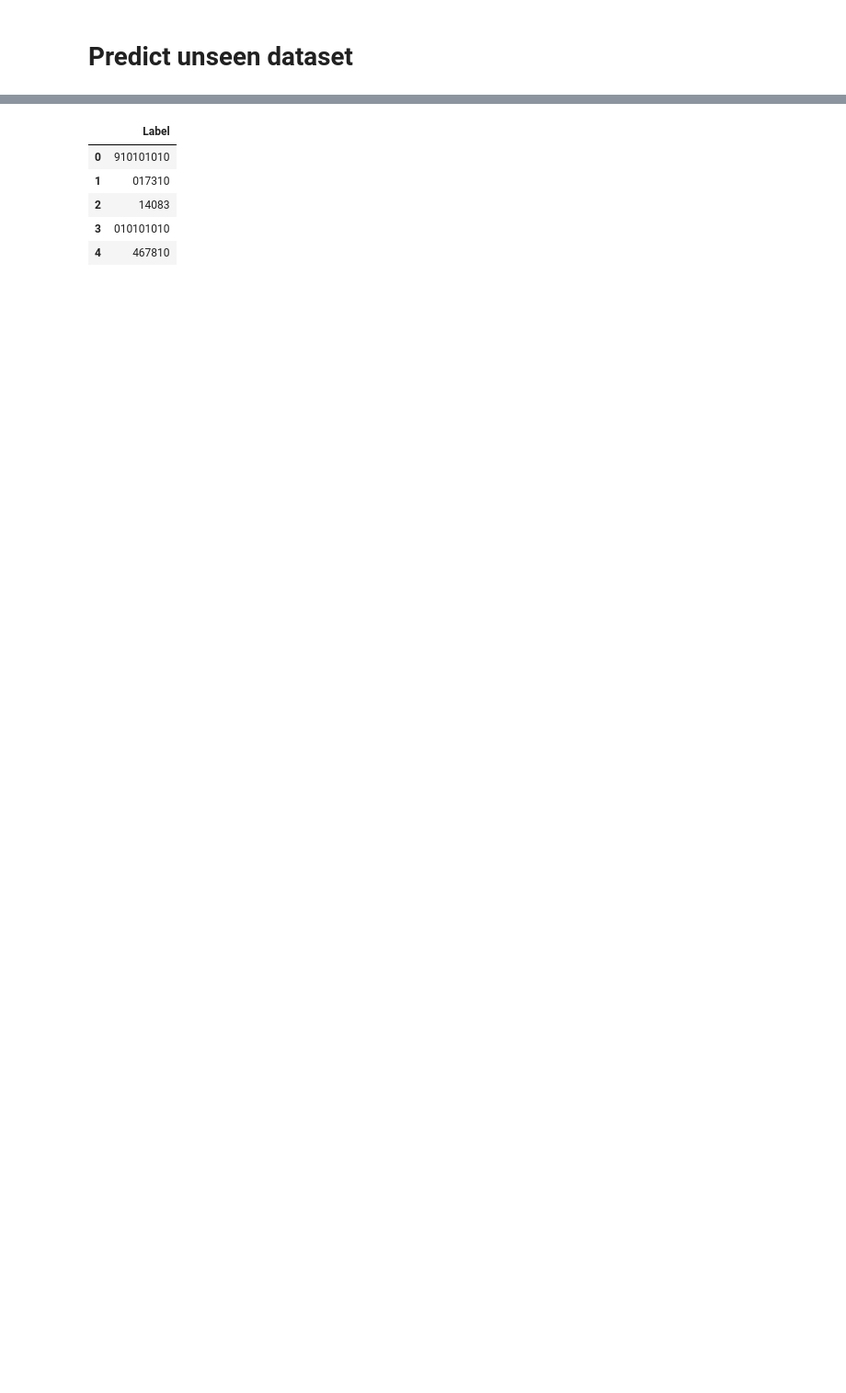
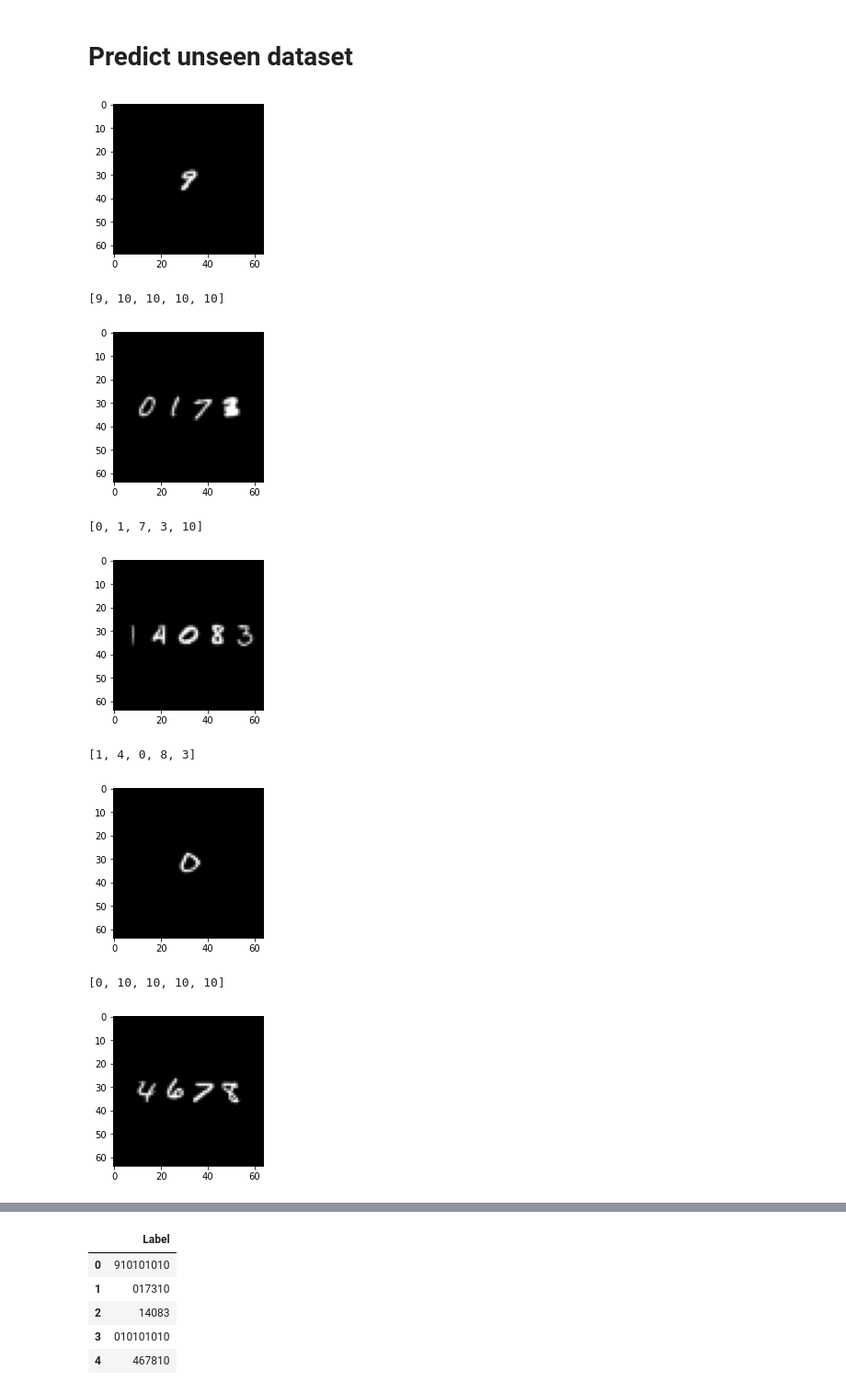
Before and after one commit to iwantadventureinthegreatwidesomewhere/Multi-Label-Classification-of-Image-Data, a Jupyter notebook: Task1-Copy1.ipynb, the cells around one changed output, grey strips where cells are left out. Shown at 92% size. Saved outputs shown, nothing was run; the diff lists cells and outputs as text; code cells hidden in the pictures; blank space fills up the shorter version.

```diff
--- a/Task1-Copy1.ipynb
+++ b/Task1-Copy1.ipynb
@@ -621,24 +621,36 @@ class Net(nn.Module):
         super(Net, self).__init__()
 
         self.layer1 = nn.Sequential(
-            nn.Conv2d(1, 32, kernel_size=5, stride=1, padding=2),
+            nn.Conv2d(1, 32, kernel_size=3, stride=1, padding=2),
             nn.ReLU(),
             nn.MaxPool2d(kernel_size=2, stride=2))
         self.layer2 = nn.Sequential(
-            nn.Conv2d(32, 64, kernel_size=5, stride=1, padding=2),
+            nn.Conv2d(32, 64, kernel_size=3, stride=1, padding=2),
+            nn.ReLU(),
+            nn.MaxPool2d(kernel_size=2, stride=2))
+        self.layer3 = nn.Sequential(
+            nn.Conv2d(64, 128, kernel_size=3, stride=1, padding=3),
+            nn.ReLU(),
+            nn.MaxPool2d(kernel_size=2, stride=2))
+        self.layer4 = nn.Sequential(
+            nn.Conv2d(128, 256, kernel_size=3, stride=1, padding=2),
             nn.ReLU(),
             nn.MaxPool2d(kernel_size=2, stride=2))
         self.drop_out = nn.Dropout()
-        self.fc1 = nn.Linear(3 * 3 * 64, 1000)
-        self.fc2 = nn.Linear(1000, 10)
+        self.fc1 = nn.Linear(3 * 3 * 256, 1000)
+        self.fc2 = nn.Linear(1000, 100)
+        self.fc3 = nn.Linear(100, 10)
 
     def forward(self, x):
         out = self.layer1(x)
         out = self.layer2(out)
+        out = self.layer3(out)
+        out = self.layer4(out)
         out = out.reshape(out.size(0), -1)
         out = self.drop_out(out)
         out = self.fc1(out)
         out = self.fc2(out)
+        out = self.fc3(out)
         return out
 # %% [markdown]
 # Train CNN for hyper-parameter testing
@@ -648,7 +660,7 @@ validation_dataset_batch, validation_labels_batch = create_batches(xValidationSe
 
 # model hyper-parameters
 h_layers = ([batch_size, 64])
-max_iters = 10
+max_iters = 20
 learning_rate = 0.001
 momentum = 0.9
 
@@ -812,6 +813,16 @@ for r in results:
     for i in range(pad):
         r.append(10)
 # %%
-# for i, sample in enumerate(test_dataset):
-#     displayGreyWindows(sample, "")
-#     print(results[i])
+for i, sample in enumerate(test_dataset):
+    displayGreyWindows(sample, "")
+    print(results[i])
+# %% [output]
+[figure, added]
+[9, 10, 10, 10, 10]
+[figure, added]
+[0, 1, 7, 3, 10]
+[figure, added]
+[1, 4, 0, 8, 3]
+[figure, added]
+[0, 10, 10, 10, 10]
+[figure, added]
```
Also changed, not shown: parts of 5 cells of this notebook, 1 other file.
